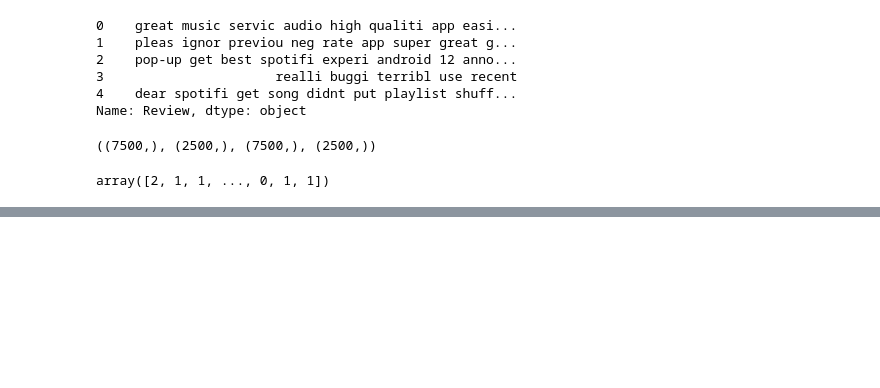
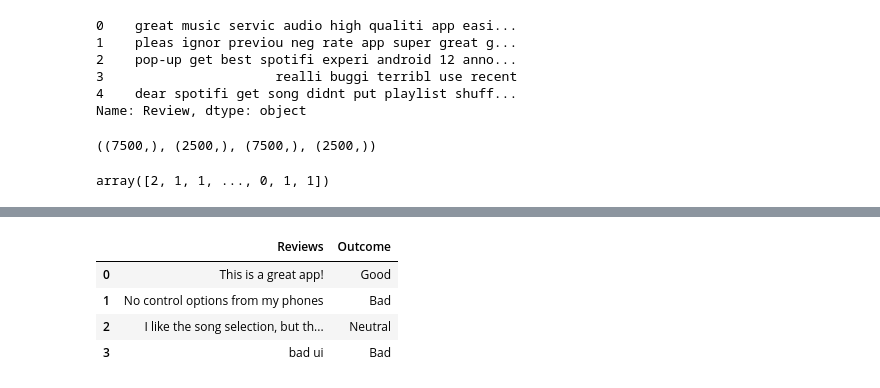
Before and after one commit to sayamiky/ai2, a Jupyter notebook: SpotifyAnalysis/main.ipynb, the cells around one changed output, grey strips where cells are left out. Cells and saved outputs as stored; diff of their text form; code cells hidden in the pictures; blank space fills up the shorter version.

```diff
--- a/SpotifyAnalysis/main.ipynb
+++ b/SpotifyAnalysis/main.ipynb
@@ -171,0 +239,10 @@ print(X_train_tfidf)
+# %%
+result = pd.DataFrame({'Reviews':test_reviews,
+ 'Outcome': pred_transformed})
+result
+# %% [output]
+|  | Reviews | Outcome |
+| 0 | This is a great app! | Good |
+| 1 | No control options from my phones | Bad |
+| 2 | I like the song selection, but th... | Neutral |
+| 3 | bad ui | Bad |
```
Also changed, not shown: parts of 13 cells of this notebook, 5 other files.
